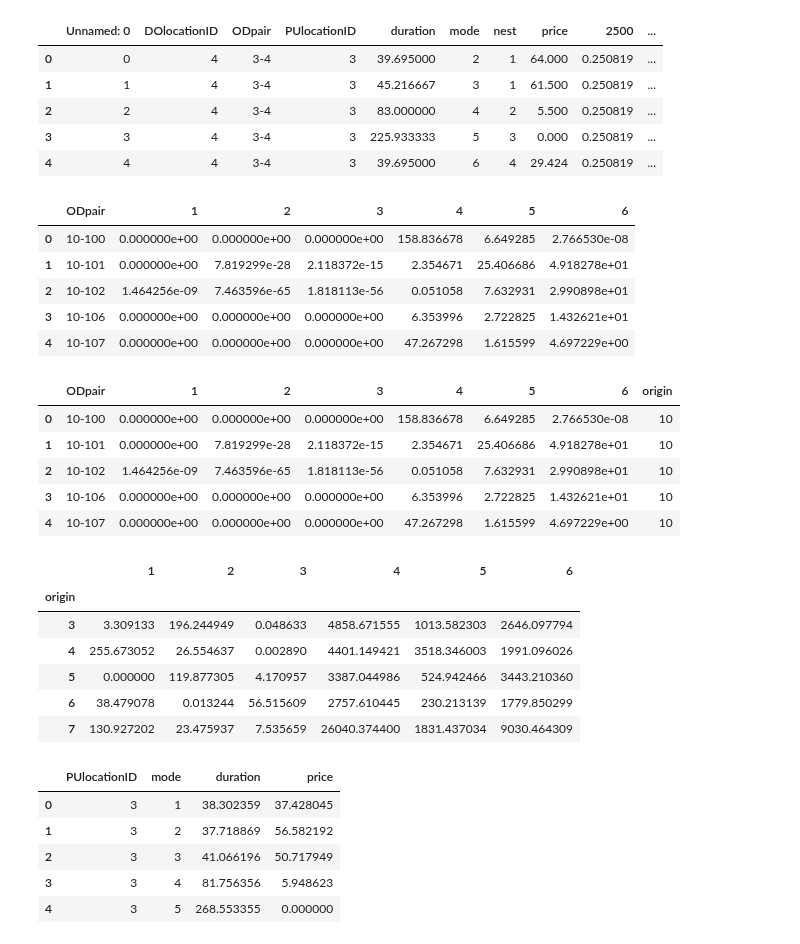
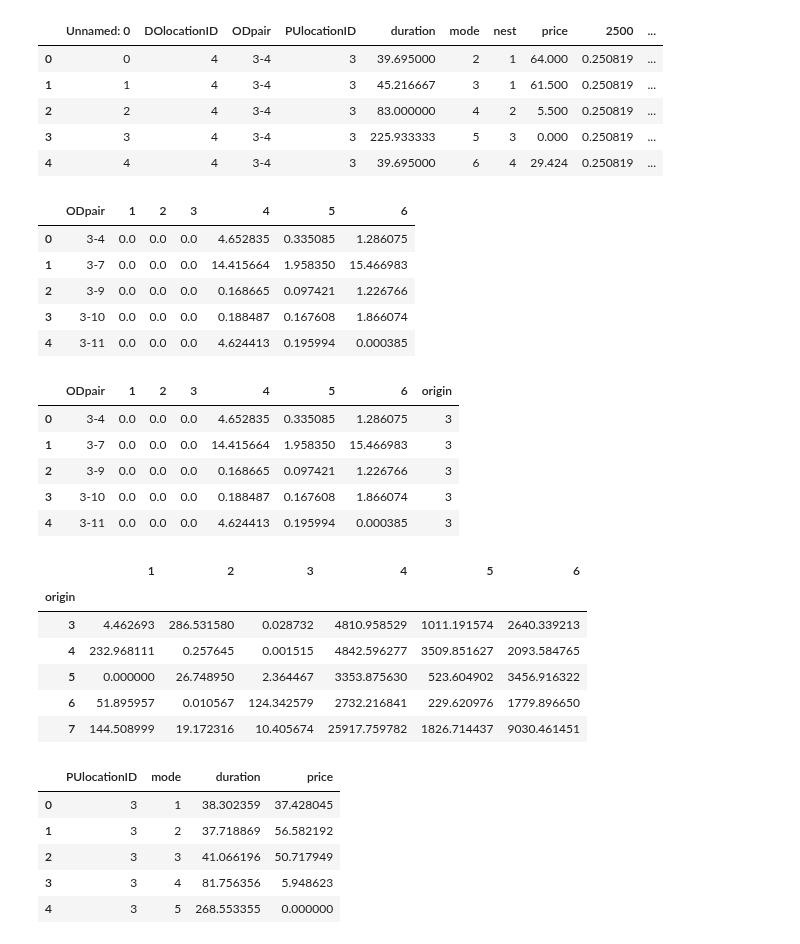
Before and after one commit to Rufei-Sheng/Manhattan-Congestion-Surcharge-Capstone, a Jupyter notebook: results/Daily_Impacts_test.ipynb, the cells around one changed output. Cells and saved outputs as stored; diff of their text form; code cells hidden in the pictures.

```diff
--- a/results/Daily_Impacts_test.ipynb
+++ b/results/Daily_Impacts_test.ipynb
@@ -74,0 +74,21 @@ results_scene_3.rename_axis({'index':'ODpair'},axis=1,inplace=True)
+# %%
+# Renaming for convenience in calculation
+results_1_scene_1.columns = [re.sub(r'[^\d.]+','',col) for col in results_1_scene_1.columns]
+results_1_scene_2.columns = [re.sub(r'[^\d.]+','',col) for col in results_1_scene_2.columns]
+results_1_scene_3.columns = [re.sub(r'[^\d.]+','',col) for col in results_1_scene_3.columns]
+
+results_2_scene_1.columns = [re.sub(r'[^\d.]+','',col) for col in results_2_scene_1.columns]
+results_2_scene_2.columns = [re.sub(r'[^\d.]+','',col) for col in results_2_scene_2.columns]
+results_2_scene_3.columns = [re.sub(r'[^\d.]+','',col) for col in results_2_scene_3.columns]
+
+results_3_scene_1.columns = [re.sub(r'[^\d.]+','',col) for col in results_3_scene_1.columns]
+results_3_scene_2.columns = [re.sub(r'[^\d.]+','',col) for col in results_3_scene_2.columns]
+results_3_scene_3.columns = [re.sub(r'[^\d.]+','',col) for col in results_3_scene_3.columns]
+
+results_4_scene_1.columns = [re.sub(r'[^\d.]+','',col) for col in results_4_scene_1.columns]
+results_4_scene_2.columns = [re.sub(r'[^\d.]+','',col) for col in results_4_scene_2.columns]
+results_4_scene_3.columns = [re.sub(r'[^\d.]+','',col) for col in results_4_scene_3.columns]
+
+results_5_scene_1.columns = [re.sub(r'[^\d.]+','',col) for col in results_5_scene_1.columns]
+results_5_scene_2.columns = [re.sub(r'[^\d.]+','',col) for col in results_5_scene_2.columns]
+results_5_scene_3.columns = [re.sub(r'[^\d.]+','',col) for col in results_5_scene_3.columns]
@@ -75,9 +130,9 @@ results_scene_3.rename_axis({'index':'ODpair'},axis=1,inplace=True)
 # %%
-results_scene_1.head()
+results_1_scene_1.head()
 # %% [output]
 |  | ODpair | 1 | 2 | 3 | 4 | 5 | 6 |
-| 0 | 10-100 | 0.000000e+00 | 0.000000e+00 | 0.000000e+00 | 158.836678 | 6.649285 | 2.766530e-08 |
-| 1 | 10-101 | 0.000000e+00 | 7.819299e-28 | 2.118372e-15 | 2.354671 | 25.406686 | 4.918278e+01 |
-| 2 | 10-102 | 1.464256e-09 | 7.463596e-65 | 1.818113e-56 | 0.051058 | 7.632931 | 2.990898e+01 |
-| 3 | 10-106 | 0.000000e+00 | 0.000000e+00 | 0.000000e+00 | 6.353996 | 2.722825 | 1.432621e+01 |
-| 4 | 10-107 | 0.000000e+00 | 0.000000e+00 | 0.000000e+00 | 47.267298 | 1.615599 | 4.697229e+00 |
+| 0 | 3-4 | 0.0 | 0.0 | 0.0 | 4.652835 | 0.335085 | 1.286075 |
+| 1 | 3-7 | 0.0 | 0.0 | 0.0 | 14.415664 | 1.958350 | 15.466983 |
+| 2 | 3-9 | 0.0 | 0.0 | 0.0 | 0.168665 | 0.097421 | 1.226766 |
+| 3 | 3-10 | 0.0 | 0.0 | 0.0 | 0.188487 | 0.167608 | 1.866074 |
+| 4 | 3-11 | 0.0 | 0.0 | 0.0 | 4.624413 | 0.195994 | 0.000385 |
@@ -89,9 +139,30 @@ results_scene_3['origin'] = results_scene_3.ODpair.apply(lambda x: x.split('-')[
+# %%
+# Getting the origin taxi zone
+results_1_scene_1['origin'] = results_1_scene_1.ODpair.apply(lambda x: x.split('-')[0]).astype('int')
+results_1_scene_2['origin'] = results_1_scene_2.ODpair.apply(lambda x: x.split('-')[0]).astype('int')
+results_1_scene_3['origin'] = results_1_scene_3.ODpair.apply(lambda x: x.split('-')[0]).astype('int')
+
+results_2_scene_1['origin'] = results_2_scene_1.ODpair.apply(lambda x: x.split('-')[0]).astype('int')
+results_2_scene_2['origin'] = results_2_scene_2.ODpair.apply(lambda x: x.split('-')[0]).astype('int')
+results_2_scene_3['origin'] = results_2_scene_3.ODpair.apply(lambda x: x.split('-')[0]).astype('int')
+
+results_3_scene_1['origin'] = results_3_scene_1.ODpair.apply(lambda x: x.split('-')[0]).astype('int')
+results_3_scene_2['origin'] = results_3_scene_2.ODpair.apply(lambda x: x.split('-')[0]).astype('int')
+results_3_scene_3['origin'] = results_3_scene_3.ODpair.apply(lambda x: x.split('-')[0]).astype('int')
+
+results_4_scene_1['origin'] = results_4_scene_1.ODpair.apply(lambda x: x.split('-')[0]).astype('int')
+results_4_scene_2['origin'] = results_4_scene_2.ODpair.apply(lambda x: x.split('-')[0]).astype('int')
+results_4_scene_3['origin'] = results_4_scene_3.ODpair.apply(lambda x: x.split('-')[0]).astype('int')
+
+results_5_scene_1['origin'] = results_5_scene_1.ODpair.apply(lambda x: x.split('-')[0]).astype('int')
+results_5_scene_2['origin'] = results_5_scene_2.ODpair.apply(lambda x: x.split('-')[0]).astype('int')
+results_5_scene_3['origin'] = results_5_scene_3.ODpair.apply(lambda x: x.split('-')[0]).astype('int')
 # %%
-results_scene_1.head()
+results_1_scene_1.head()
 # %% [output]
 |  | ODpair | 1 | 2 | 3 | 4 | 5 | 6 | origin |
-| 0 | 10-100 | 0.000000e+00 | 0.000000e+00 | 0.000000e+00 | 158.836678 | 6.649285 | 2.766530e-08 | 10 |
-| 1 | 10-101 | 0.000000e+00 | 7.819299e-28 | 2.118372e-15 | 2.354671 | 25.406686 | 4.918278e+01 | 10 |
-| 2 | 10-102 | 1.464256e-09 | 7.463596e-65 | 1.818113e-56 | 0.051058 | 7.632931 | 2.990898e+01 | 10 |
-| 3 | 10-106 | 0.000000e+00 | 0.000000e+00 | 0.000000e+00 | 6.353996 | 2.722825 | 1.432621e+01 | 10 |
-| 4 | 10-107 | 0.000000e+00 | 0.000000e+00 | 0.000000e+00 | 47.267298 | 1.615599 | 4.697229e+00 | 10 |
+| 0 | 3-4 | 0.0 | 0.0 | 0.0 | 4.652835 | 0.335085 | 1.286075 | 3 |
+| 1 | 3-7 | 0.0 | 0.0 | 0.0 | 14.415664 | 1.958350 | 15.466983 | 3 |
+| 2 | 3-9 | 0.0 | 0.0 | 0.0 | 0.168665 | 0.097421 | 1.226766 | 3 |
+| 3 | 3-10 | 0.0 | 0.0 | 0.0 | 0.188487 | 0.167608 | 1.866074 | 3 |
+| 4 | 3-11 | 0.0 | 0.0 | 0.0 | 4.624413 | 0.195994 | 0.000385 | 3 |
@@ -107,13 +210,13 @@ agg_scene_3.columns = agg_scene_3.columns.astype('int')
 # %%
-agg_scene_1.head()
+agg_1_scene_1.head()
 # %% [output]
 |  | 1 | 2 | 3 | 4 | 5 | 6 |
 | origin |  |  |  |  |  |  |
-| 3 | 3.309133 | 196.244949 | 0.048633 | 4858.671555 | 1013.582303 | 2646.097794 |
-| 4 | 255.673052 | 26.554637 | 0.002890 | 4401.149421 | 3518.346003 | 1991.096026 |
-| 5 | 0.000000 | 119.877305 | 4.170957 | 3387.044986 | 524.942466 | 3443.210360 |
-| 6 | 38.479078 | 0.013244 | 56.515609 | 2757.610445 | 230.213139 | 1779.850299 |
-| 7 | 130.927202 | 23.475937 | 7.535659 | 26040.374400 | 1831.437034 | 9030.464309 |
+| 3 | 4.462693 | 286.531580 | 0.028732 | 4810.958529 | 1011.191574 | 2640.339213 |
+| 4 | 232.968111 | 0.257645 | 0.001515 | 4842.596277 | 3509.851627 | 2093.584765 |
+| 5 | 0.000000 | 26.748950 | 2.364467 | 3353.875630 | 523.604902 | 3456.916322 |
+| 6 | 51.895957 | 0.010567 | 124.342579 | 2732.216841 | 229.620976 | 1779.896650 |
+| 7 | 144.508999 | 19.172316 | 10.405674 | 25917.759782 | 1826.714437 | 9030.461451 |
 # %%
 pickup_list = wages.PUlocationID.unique()
 # %%
```
Also changed, not shown: parts of 107 cells of this notebook, 6 other files.
